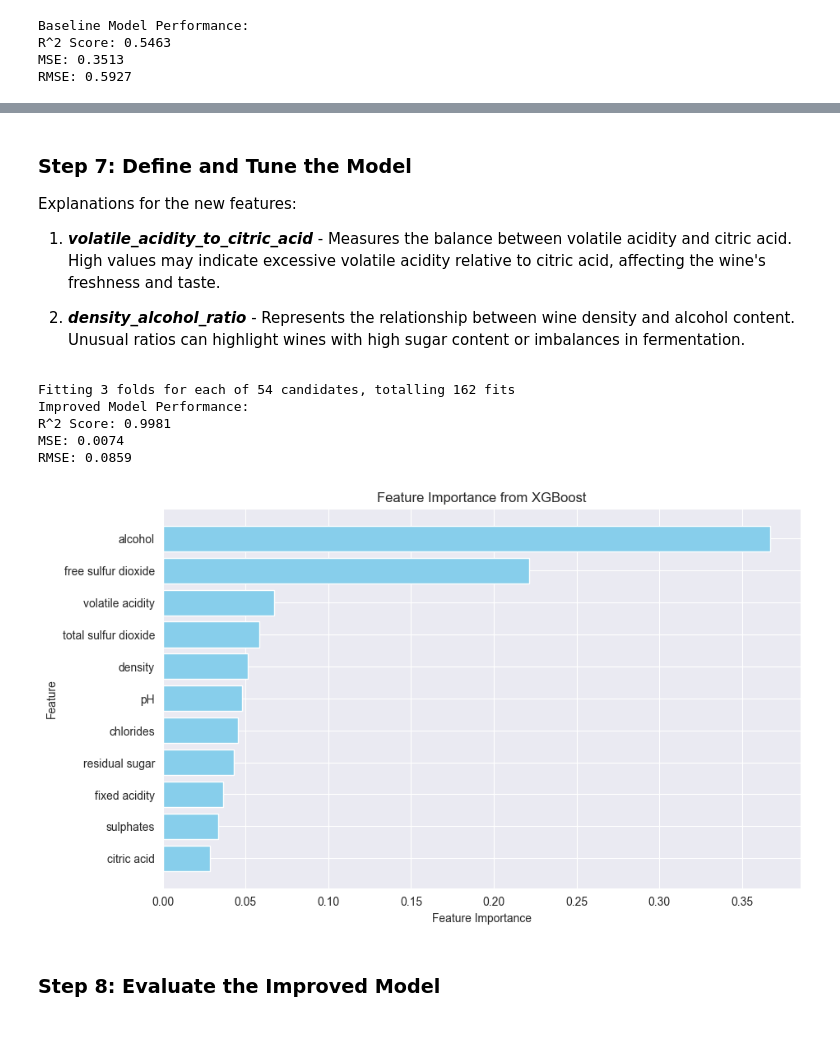
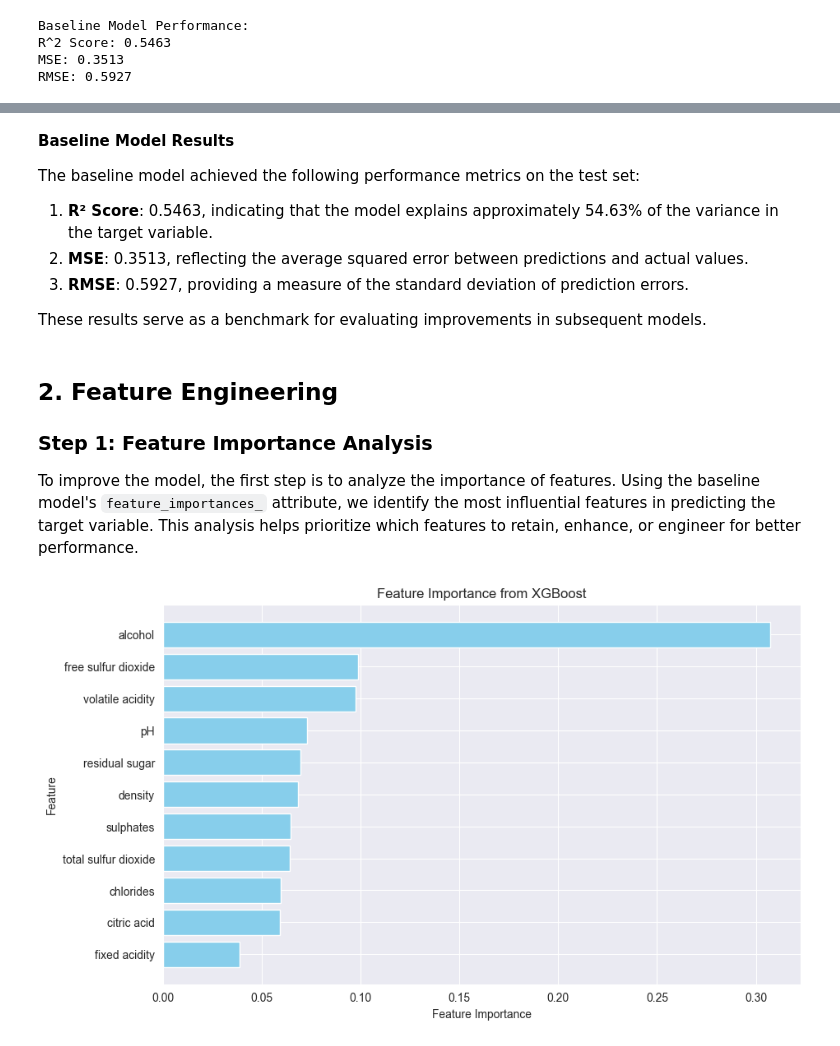
Before and after one commit to noydvori/TDSProject, a Jupyter notebook: part2.ipynb, the cells around one changed output, grey strips where cells are left out. Saved outputs shown, nothing was run; the diff lists cells and outputs as text; code cells hidden in the pictures.

```diff
--- a/part2.ipynb
+++ b/part2.ipynb
@@ -127,65 +93,29 @@ plt.show()
+# %% [markdown]
+**Baseline Model Results**
+
+The baseline model achieved the following performance metrics on the test set:
+
+1. **R² Score**: 0.5463, indicating that the model explains approximately 54.63% of the variance in the target variable.
+2. **MSE**: 0.3513, reflecting the average squared error between predictions and actual values.
+3. **RMSE**: 0.5927, providing a measure of the standard deviation of prediction errors.
+
+These results serve as a benchmark for evaluating improvements in subsequent models.
 # %% [markdown]
-### Step 7: Define and Tune the Model
-Explanations for the new features:
-
-1. **_volatile_acidity_to_citric_acid_** - Measures the balance between volatile acidity and citric acid. High values may indicate excessive volatile acidity relative to citric acid, affecting the wine's freshness and taste.
-
-2. **_density_alcohol_ratio_** - Represents the relationship between wine density and alcohol content. Unusual ratios can highlight wines with high sugar content or imbalances in fermentation.
+## 2. Feature Engineering
+### Step 1: Feature Importance Analysis
+To improve the model, the first step is to analyze the importance of features. Using the baseline model's `feature_importances_` attribute, we identify the most influential features in predicting the target variable. This analysis helps prioritize which features to retain, enhance, or engineer for better performance.
 # %%
-# Feature Engineering: Create new features
-X_train['volatile_acidity_to_citric_acid'] = X_train['volatile acidity'] / (X_train['citric acid'] + 1e-5)
-X_test['volatile_acidity_to_citric_acid'] = X_test['volatile acidity'] / (X_test['citric acid'] + 1e-5)
-
-X_train['density_alcohol_ratio'] = X_train['density'] / X_train['alcohol']
-X_test['density_alcohol_ratio'] = X_test['density'] / X_test['alcohol']
-
-# Re-split the data after feature engineering
-X_train, X_test, y_train, y_test = train_test_split(X_train_resampled, y_train_resampled, test_size=0.2, random_state=42)
-
-# Hyperparameter Tuning using GridSearchCV
-param_grid = {
-    'n_estimators': [50, 100, 200],
-    'max_depth': [3, 5, 7],
-    'learning_rate': [0.01, 0.1, 0.2],
-    'subsample': [0.8, 1.0]
-}
-
-# Perform GridSearchCV
-grid_search = GridSearchCV(estimator=baseline_model, param_grid=param_grid, cv=3, scoring='r2', verbose=2, n_jobs=-1)
-grid_search.fit(X_train_resampled, y_train_resampled)
-
-# Retrieve the best model
-best_model = grid_search.best_estimator_
-
-# Evaluate the improved model
-y_pred = best_model.predict(X_test)
-
-# Calculate performance metrics
-r2 = r2_score(y_test, y_pred)
-mse = mean_squared_error(y_test, y_pred)
-rmse = mse ** 0.5
-
-# Print metrics
-print(f"Improved Model Performance:\nR^2 Score: {r2:.4f}\nMSE: {mse:.4f}\nRMSE: {rmse:.4f}")
-
 # Plot Feature Importance
-importance = best_model.feature_importances_
+importance = baseline_model.feature_importances_
 feature_names = X_train.columns
 feature_importance_df = pd.DataFrame({'Feature': feature_names, 'Importance': importance}).sort_values(by='Importance', ascending=False)
 
 plt.figure(figsize=(10, 6))
 plt.barh(feature_importance_df['Feature'], feature_importance_df['Importance'], color='skyblue')
 plt.xlabel('Feature Importance')
 plt.ylabel('Feature')
 plt.title('Feature Importance from XGBoost')
 plt.gca().invert_yaxis()
 plt.show()
 # %% [output]
-Fitting 3 folds for each of 54 candidates, totalling 162 fits
-Improved Model Performance:
-R^2 Score: 0.9981
-MSE: 0.0074
-RMSE: 0.0859
-[figure, old version]
+[figure, new version]
-# %% [markdown]
-### Step 8: Evaluate the Improved Model
```
Also changed, not shown: parts of 43 cells of this notebook.
